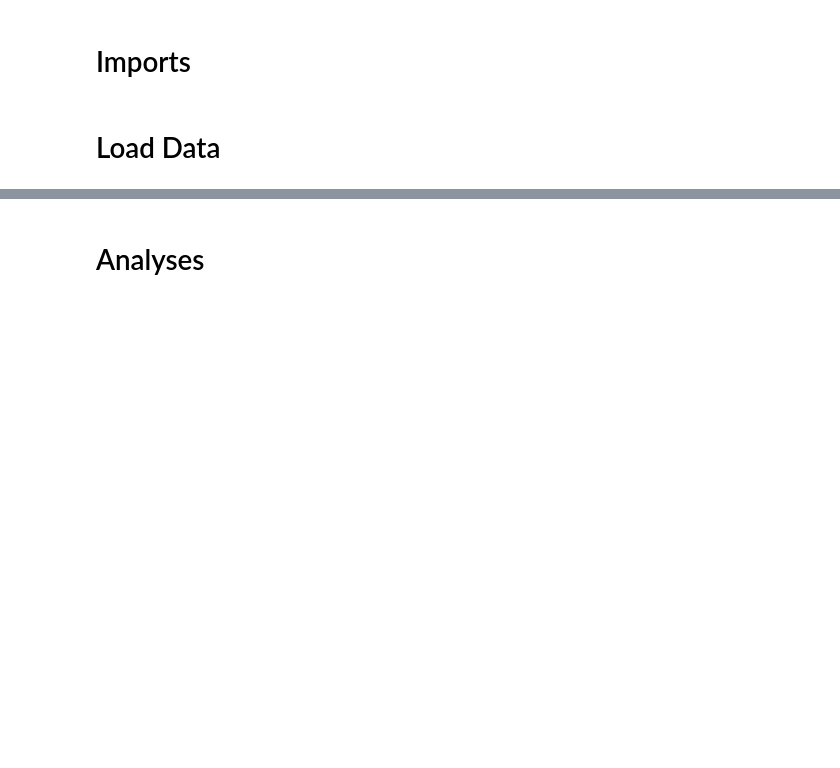
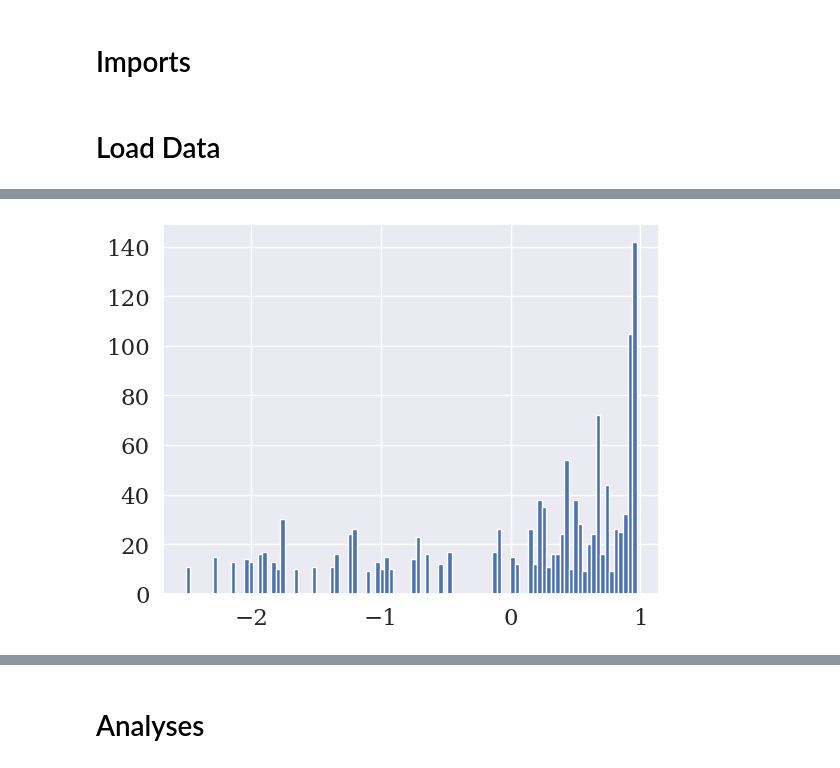
Before and after one commit to surabhisnath/Aesthetic_Curiosity_Complexity-based_Exploration, a Jupyter notebook: scripts/grid-search/DescriptiveAnalysis.ipynb, the cells around one changed output, grey strips where cells are left out. Drawn from its saved outputs; the diff is of its cells as text; code cells hidden in the pictures; blank space fills up the shorter version.

```diff
--- a/scripts/grid-search/DescriptiveAnalysis.ipynb
+++ b/scripts/grid-search/DescriptiveAnalysis.ipynb
@@ -45,0 +98,95 @@ info = pd.read_csv("utils/info.csv")
+# %%
+X = grid_data_updated["underlying_LSC"].values
+Y = grid_data_updated["final_LSC"].values
+Z = grid_data_updated["underlying_intricacy"].values
+W = grid_data_updated["final_intricacy"].values
+# plt.scatter(- 9.18 * X - 9.65 * X * X, grid_data_updated["num_clicks"])
+# plt.scatter( W, grid_data_updated["num_clicks"])
+# plt.scatter( W*W, grid_data_updated["num_clicks"])
+
+plt.figure()
+plt.hist(X, bins=100)
+
+plt.figure()
+plt.hist(X*X, bins=100)
+
+plt.figure()
+plt.hist(Y, bins=100)
+
+plt.figure()
+plt.hist(Y*Y, bins=100)
+
+plt.figure()
+plt.hist(Z, bins=100)
+
+plt.figure()
+plt.hist(Z*Z, bins=100)
+
+plt.figure()
+plt.hist(W, bins=100)
+
+plt.figure()
+plt.hist(W*W, bins=100)
+
+print(np.var(W))
+print(np.var(W*W))
+scipy.stats.spearmanr(-X +  X * X, grid_data_updated["num_clicks"])
+# plt.scatter(- 9.18 * X + 11.11 * Y + 12.61 * X * Y - 9.65 * X * X - 0.71 * Y * Y + 37.11 + 4.9 * Z - 6.03 * W + 1.19 * Z * W - 1.21 * Z * Z + 0.32 * W * W, grid_data_updated["num_clicks"])
+
+print('Full')
+print(scipy.stats.spearmanr(- 9.18 * X + 11.11 * Y + 12.61 * X * Y - 9.65 * X * X - 0.71 * Y * Y + 37.11 + 4.9 * Z - 6.03 * W + 1.19 * Z * W - 1.21 * Z * Z + 0.32 * W * W, grid_data_updated["num_clicks"]))
+print(scipy.stats.pearsonr(- 9.18 * X + 11.11 * Y + 12.61 * X * Y - 9.65 * X * X - 0.71 * Y * Y + 37.11 + 4.9 * Z - 6.03 * W + 1.19 * Z * W - 1.21 * Z * Z + 0.32 * W * W, grid_data_updated["num_clicks"]))
+
+
+# X terms
+print('X')
+print(scipy.stats.spearmanr( - X, grid_data_updated["num_clicks"]))
+print(scipy.stats.pearsonr( - X, grid_data_updated["num_clicks"]))
+
+print('X*X')
+print(scipy.stats.spearmanr( - X * X, grid_data_updated["num_clicks"]))
+print(scipy.stats.pearsonr( - X * X, grid_data_updated["num_clicks"]))
+
+print('X*X + X')
+print(scipy.stats.spearmanr( - 9.18 * X - 9.65 * X * X , grid_data_updated["num_clicks"]))
+print(scipy.stats.pearsonr( - 9.18 * X - 9.65 * X * X , grid_data_updated["num_clicks"]))
+
+# Y terms
+print('Y')
+print(scipy.stats.spearmanr( - Y, grid_data_updated["num_clicks"]))
+print(scipy.stats.pearsonr( - Y, grid_data_updated["num_clicks"]))
+
+print('Y*Y')
+print(scipy.stats.spearmanr( Y * Y, grid_data_updated["num_clicks"]))
+print(scipy.stats.pearsonr( Y * Y, grid_data_updated["num_clicks"]))
+
+print('Y*Y + Y')
+print(scipy.stats.spearmanr( 11.11 * Y - 0.71 * Y * Y , grid_data_updated["num_clicks"]))
+print(scipy.stats.pearsonr( 11.11 * Y - 0.71 * Y * Y , grid_data_updated["num_clicks"]))
+
+# Z terms
+print('Z')
+print(scipy.stats.spearmanr( - Z, grid_data_updated["num_clicks"]))
+print(scipy.stats.pearsonr( - Z, grid_data_updated["num_clicks"]))
+
+print('Z*Z')
+print(scipy.stats.spearmanr( Z * Z, grid_data_updated["num_clicks"]))
+print(scipy.stats.pearsonr( Z * Z, grid_data_updated["num_clicks"]))
+
+print('Z*Z + Z')
+print(scipy.stats.spearmanr( 4.9 * Z - 1.21 * Z * Z , grid_data_updated["num_clicks"]))
+print(scipy.stats.pearsonr( 4.9 * Z - 1.21 * Z * Z , grid_data_updated["num_clicks"]))
+
+# W terms
+print('W')
+print(scipy.stats.spearmanr( - W, grid_data_updated["num_clicks"]))
+print(scipy.stats.pearsonr( - W, grid_data_updated["num_clicks"]))
+
+print('W*W')
+print(scipy.stats.spearmanr( W * W, grid_data_updated["num_clicks"]))
+print(scipy.stats.pearsonr( W * W, grid_data_updated["num_clicks"]))
+
+print('W*W + W')
+print(scipy.stats.spearmanr( -6.03 * W + 0.32 * W * W , grid_data_updated["num_clicks"]))
+print(scipy.stats.pearsonr( -6.03 * W + 0.32 * W * W , grid_data_updated["num_clicks"]))
+# %% [output]
@@ -45,0 +210 @@ info = pd.read_csv("utils/info.csv")
+[figure, added]
```
Also changed, not shown: parts of 23 cells of this notebook, 36 other files.
